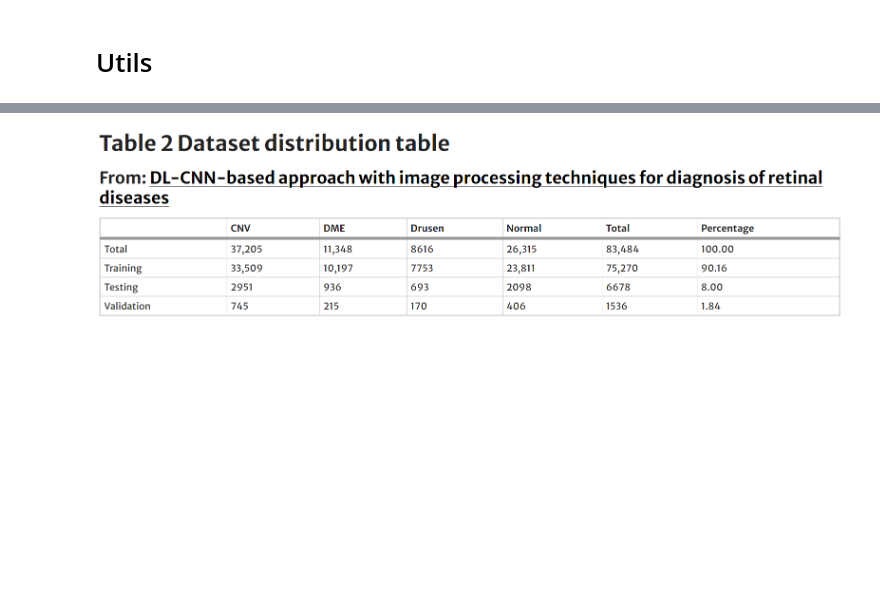
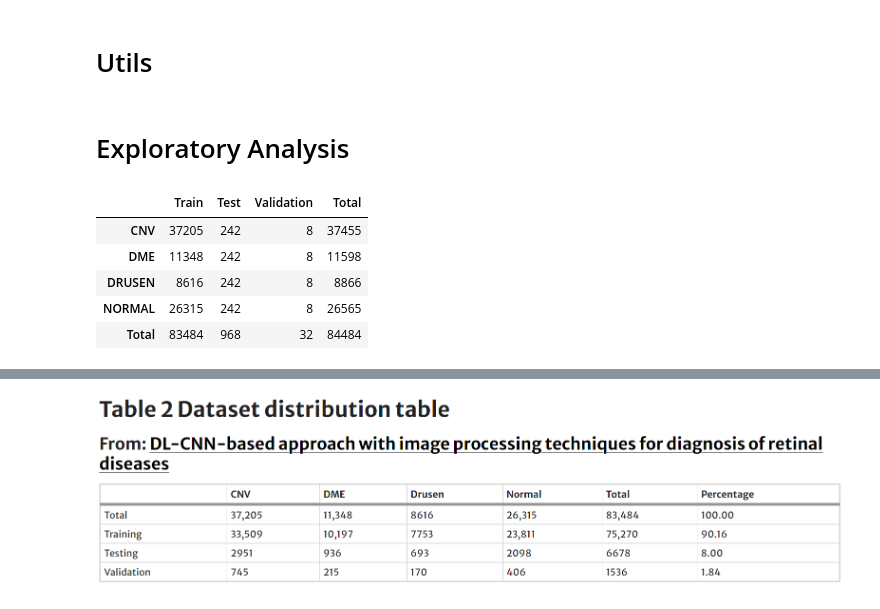
Before and after one commit to myller-silva/PDI-Project, a Jupyter notebook: pdi-project.ipynb, the cells around one changed output, grey strips where cells are left out. Drawn from its saved outputs; the diff is of its cells as text; code cells hidden in the pictures; blank space fills up the shorter version.

```diff
--- a/pdi-project.ipynb
+++ b/pdi-project.ipynb
@@ -25,3 +35,5 @@ batch_size = 84
+# %% [markdown]
+# Exploratory Analysis
 # %%
 # EDA: Count number of images per category in each set
 def count_images_in_directory(directory):
@@ -31,8 +43,6 @@ def count_images_in_directory(directory):
         category_count[category] = len(os.listdir(category_path))
     return category_count
 
-# Get image distribution for train, validation, and test sets
-train_distribution = count_images_in_directory(train_path)
-test_distribution = count_images_in_directory(test_path)
-val_distribution = count_images_in_directory(val_path)
-train_distribution, test_distribution, val_distribution
+
+train_distribution, test_distribution, val_distribution = \
+count_images_in_directory(train_path), count_images_in_directory(test_path), count_images_in_directory(val_path)
@@ -48,0 +49,18 @@ plt.show()
+# %%
+df_distribution = pd.DataFrame({
+    "Train":train_distribution,
+    "Test":test_distribution,
+    "Validation":val_distribution
+})
+
+df_distribution.loc["Total"] = df_distribution.sum(axis=0)
+df_distribution["Total"] = df_distribution.sum(axis=1)
+
+df_distribution
+# %% [output]
+|  | Train | Test | Validation | Total |
+| CNV | 37205 | 242 | 8 | 37455 |
+| DME | 11348 | 242 | 8 | 11598 |
+| DRUSEN | 8616 | 242 | 8 | 8866 |
+| NORMAL | 26315 | 242 | 8 | 26565 |
+| Total | 83484 | 968 | 32 | 84484 |
```
Also changed, not shown: parts of 47 cells of this notebook.
